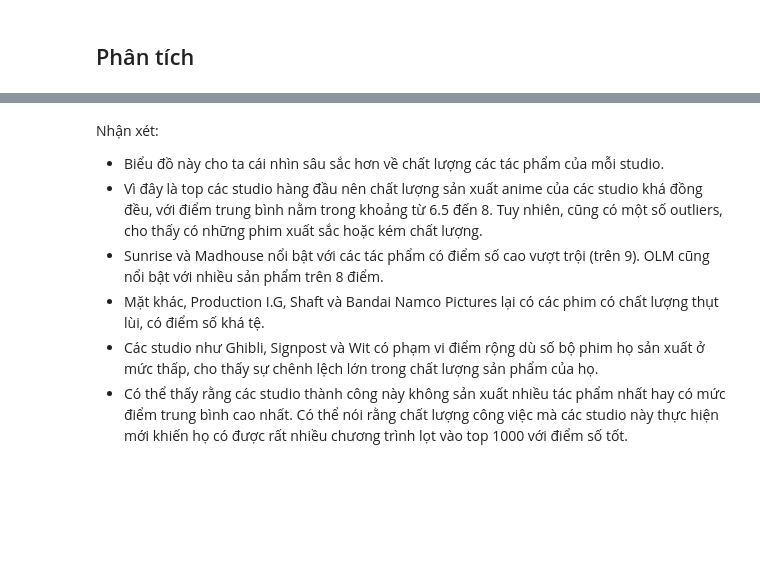
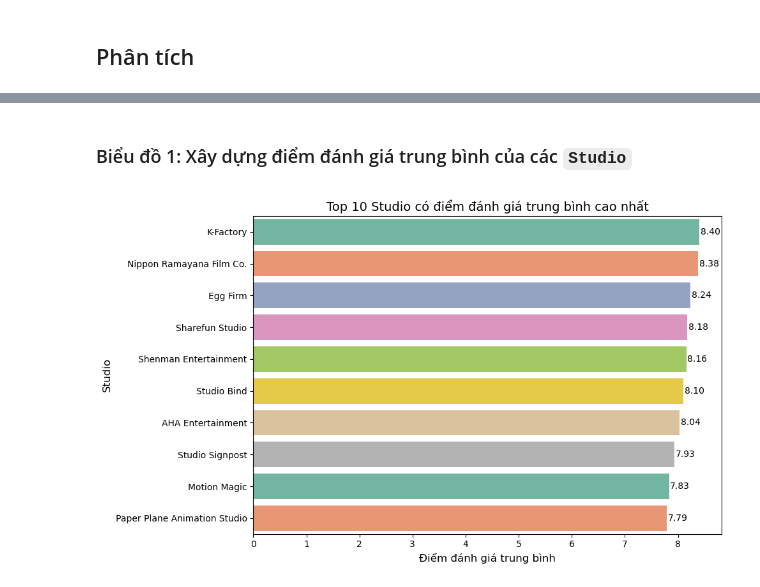
Before and after one commit to V1nk4n/Intro2DS_FinalProject, a Jupyter notebook: data_questions/question_ngochan203.ipynb, the cells around one changed output, grey strips where cells are left out. Drawn from its saved outputs; the diff is of its cells as text; code cells hidden in the pictures; blank space fills up the shorter version.

```diff
--- a/data_questions/question_ngochan203.ipynb
+++ b/data_questions/question_ngochan203.ipynb
@@ -296,8 +100,0 @@ Nhận xét:
-# %%
-# Create a boxplot using Seaborn
-plt.figure(figsize=(12, 8))
-sns.set_theme(style="whitegrid")
-sns.boxplot(x='Studios', y='Score', data=filtered_data, hue='Studios', palette='viridis', dodge=False, legend=False)
-plt.title('Boxplot of Top 15 Anime Studios by Average Score')
-plt.xticks(rotation=90)
-plt.show()
@@ -306,8 +101,23 @@ plt.show()
-# %% [markdown]
-Nhận xét:
-- Biểu đồ này cho ta cái nhìn sâu sắc hơn về chất lượng các tác phẩm của mỗi studio.
-- Vì đây là top các studio hàng đầu nên chất lượng sản xuất anime của các studio khá đồng đều, với điểm trung bình nằm trong khoảng từ 6.5 đến 8. Tuy nhiên, cũng có một số outliers, cho thấy có những phim xuất sắc hoặc kém chất lượng.
-- Sunrise và Madhouse nổi bật với các tác phẩm có điểm số cao vượt trội (trên 9). OLM cũng nổi bật với nhiều sản phẩm trên 8 điểm.
-- Mặt khác, Production I.G, Shaft và Bandai Namco Pictures lại có các phim có chất lượng thụt lùi, có điểm số khá tệ.
-- Các studio như Ghibli, Signpost và Wit có phạm vi điểm rộng dù số bộ phim họ sản xuất ở mức thấp, cho thấy sự chênh lệch lớn trong chất lượng sản phẩm của họ.
-- Có thể thấy rằng các studio thành công này không sản xuất nhiều tác phẩm nhất hay có mức điểm trung bình cao nhất. Có thể nói rằng chất lượng công việc mà các studio này thực hiện mới khiến họ có được rất nhiều chương trình lọt vào top 1000 với điểm số tốt.
+# %% [markdown]
+### Biểu đồ 1: Xây dựng điểm đánh giá trung bình của các `Studio`
+# %%
+# Tính trung bình điểm số của từng Studio
+top_studios = (cleaned_df.groupby('Studios')['Score'].mean().sort_values(ascending=False).head(10))
+
+# Vẽ biểu đồ cột ngang
+plt.figure(figsize=(10, 6))
+ax = sns.barplot(x=top_studios.values, y=top_studios.index, hue=top_studios.index, palette="Set2", dodge=False)
+
+# Thêm giá trị điểm trung bình vào các thanh
+for i in range(len(top_studios)):
+    ax.text(top_studios.values[i] + 0.02, i, f'{top_studios.values[i]:.2f}', ha='left', va='center', fontsize=10)
+
+# Tiêu đề và nhãn trục
+plt.title('Top 10 Studio có điểm đánh giá trung bình cao nhất', fontsize=14)
+plt.xlabel('Điểm đánh giá trung bình', fontsize=12)
+plt.ylabel('Studio', fontsize=12)
+
+plt.tight_layout()
+plt.show()
+# %% [output]
+[figure, added]
```
Also changed, not shown: parts of 64 cells of this notebook.
